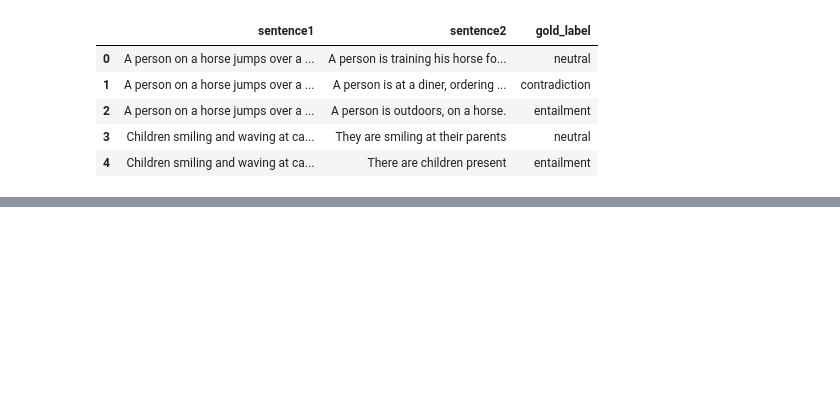
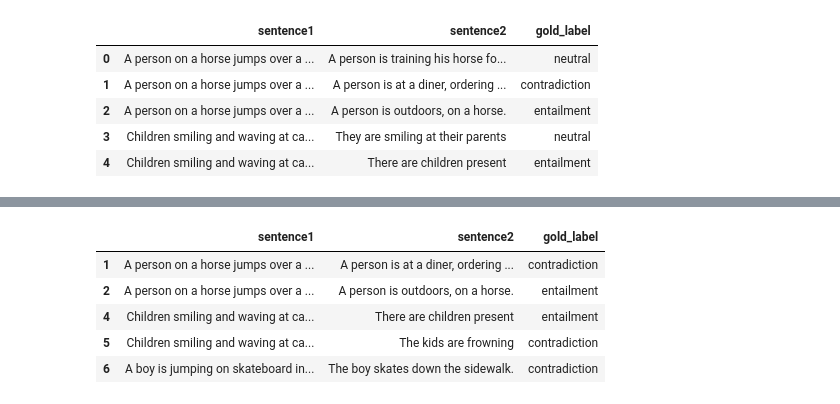
Before and after one commit to Manditar2/NLI-con-red-neuronal-LSTM, a Jupyter notebook: Proyecto_data_science.ipynb, the cells around one changed output, grey strips where cells are left out. Cells and saved outputs as stored; diff of their text form; code cells hidden in the pictures; blank space fills up the shorter version.

```diff
--- a/Proyecto_data_science.ipynb
+++ b/Proyecto_data_science.ipynb
@@ -408,6 +462,6 @@ draw_plot(history_training.history['fn'],'blue','prueba')
 # %%
 #@title Cargar datos de prueba
-df_prueba = pd.read_csv('/content/sample_data/snli_1.0_test.csv')
+df_prueba = pd.read_csv('/content/sample_data/snli_1.0_train.csv')
 columnas_prueba = ['sentence1','sentence2','gold_label']
 df_prueba = df_prueba[columnas_prueba]
 df_prueba.dropna(axis=0, inplace=True) #Se eliminan datos nulos
@@ -415,7 +476,14 @@ df_prueba.head()
 # %%
 df_prueba = df_prueba.loc[df_prueba['gold_label'] != "-"]   #Se botan las filas que contengan - y neutral
 df_prueba = df_prueba.loc[df_prueba['gold_label'] != "neutral"]
-df_prueba.shape
+df_prueba.head()
+# %% [output]
+|  | sentence1 | sentence2 | gold_label |
+| 1 | A person on a horse jumps over a ... | A person is at a diner, ordering ... | contradiction |
+| 2 | A person on a horse jumps over a ... | A person is outdoors, on a horse. | entailment |
+| 4 | Children smiling and waving at ca... | There are children present | entailment |
+| 5 | Children smiling and waving at ca... | The kids are frowning | contradiction |
+| 6 | A boy is jumping on skateboard in... | The boy skates down the sidewalk. | contradiction |
 # %%
 df_prueba = df_prueba.sample(frac = 1)
 df_prueba["gold_label"] = (df_prueba["gold_label"] == "contradiction").astype(int)
```
Also changed, not shown: parts of 57 cells of this notebook.
